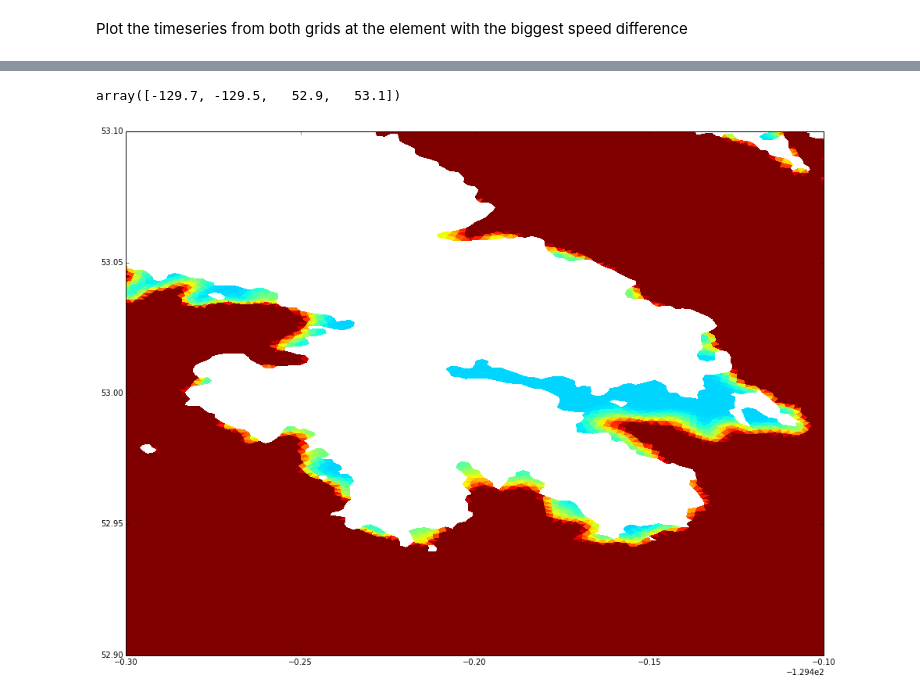
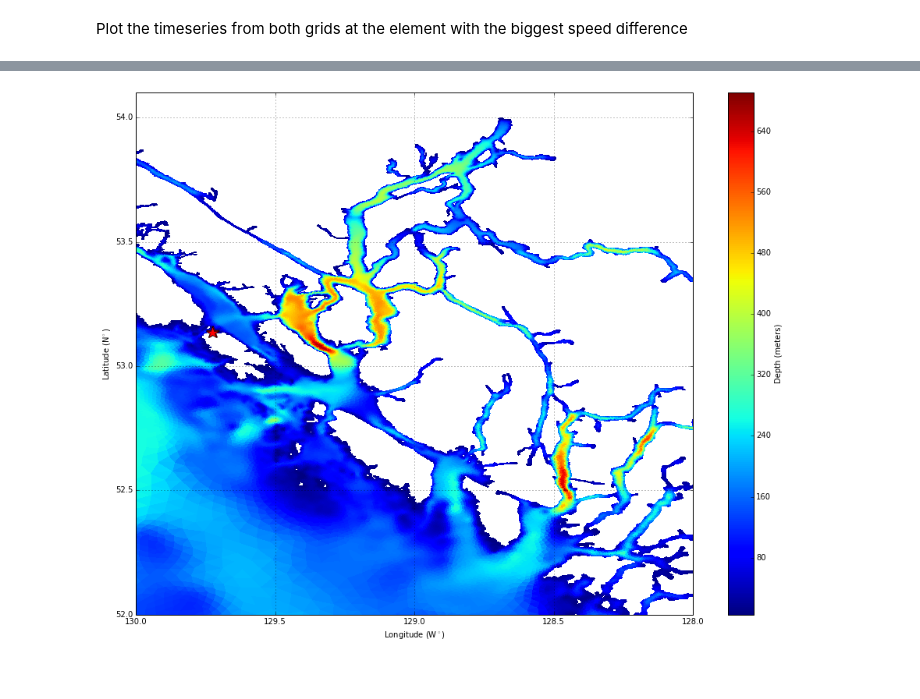
Before and after one commit to moflaher/workspace_python, a Jupyter notebook: kelp_drag_speed_diff.ipynb, the cells around one changed output, grey strips where cells are left out. Saved outputs shown, nothing was run; the diff lists cells and outputs as text; code cells hidden in the pictures.

```diff
--- a/kelp_drag_speed_diff.ipynb
+++ b/kelp_drag_speed_diff.ipynb
@@ -1,19 +16,28 @@
 # %% [markdown]
 Load the data in to the notebook
 # %%
-figsize(16,12)
 name1='kit4_45days_3'
 name2='kit4_kelp_0.1'
 grid='kit4'
-regionname='gilisland'
+regionname='mostchannels'
 datatype='2d'
-starttime=384
-endtime=440
+starttime=130
+endtime=160
 
 data1 = loadnc('/media/moflaher/My Book/kit4_runs/' + name1 +'/output/',singlename=grid + '_0001.nc')
 data2 = loadnc('/media/moflaher/My Book/kit4_runs/' + name2 +'/output/',singlename=grid + '_0001.nc')
 data1 = ncdatasort(data1)
 data2 = ncdatasort(data2)
+
+data1['uvzeta']=(data1['zeta'][starttime:endtime,data1['nv'][:,0]] + data1['zeta'][starttime:endtime,data1['nv'][:,1]] + data1['zeta'][starttime:endtime,data1['nv'][:,2]]) / 3.0
+data2['uvzeta']=(data2['zeta'][starttime:endtime,data1['nv'][:,0]] + data2['zeta'][starttime:endtime,data1['nv'][:,1]] + data2['zeta'][starttime:endtime,data1['nv'][:,2]]) / 3.0
+
+region=regions(regionname)
+nidx=get_nodes(data1,region)
+
+
+#savepath='figures/png/' + grid + '_' + datatype + '/kelp_drag_speed/'
+#if not os.path.exists(savepath): os.makedirs(savepath)
 # %% [markdown]
 Find the location with the largest differences over all
 # %%
@@ -68,7 +52,11 @@ for i in range(0,3):
-# %%
-plt.tripcolor(data1['trigrid'],data1['h'],vmin=0,vmax=15)
-region=regions('fasttip')
-plt.axis(region['region'])
-# %% [output]
-array([-129.7, -129.5,   52.9,   53.1])
-[figure, removed]
+# %%
+howmany=5
+plt.close()
+plt.tripcolor(data1['trigrid'],data1['h'],vmin=data1['h'][nidx].min(),vmax=data1['h'][nidx].max())
+plt.plot(data1['uvnodell'][idx[0:howmany],0],data1['uvnodell'][idx[0:howmany],1],'r*',markersize=16)
+cb=plt.colorbar()
+cb.set_label('Depth (meters)')
+plt=prettyplot_ll(plt,setregion=region,grid=True)
+#plt.savefig(savepath + grid + '_' +name1+ '_'+name2+'_'+ regionname +'_current_locations.png',dpi=1200)
+# %% [output]
+[figure, added]
```
Also changed, not shown: parts of 7 cells of this notebook, 6 other files.
